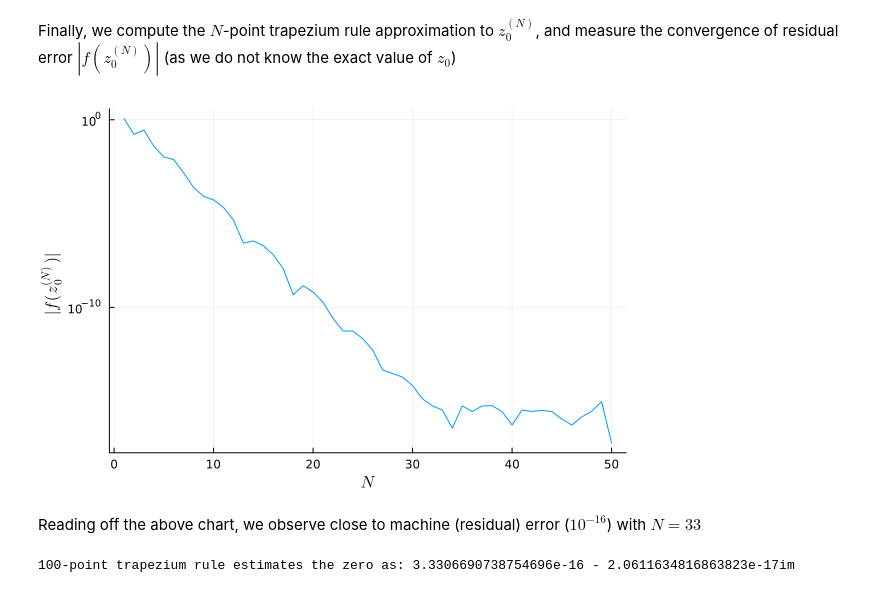
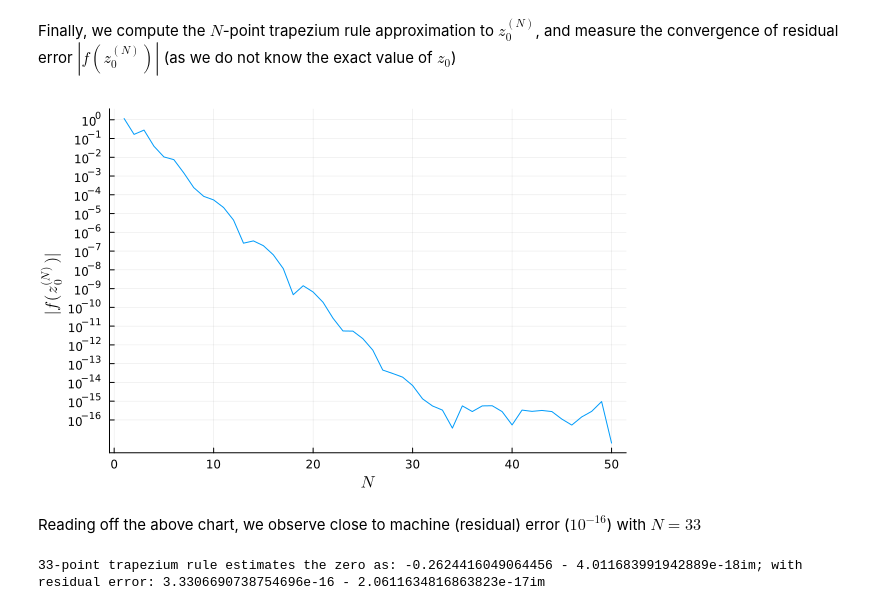
Before and after one commit to AndrewGibbs/AppliedComplexAnalysis, a Jupyter notebook: code/argument_principle.ipynb, the cells around one changed output. Cells and saved outputs as stored; diff of their text form; code cells hidden in the pictures.

```diff
--- a/code/argument_principle.ipynb
+++ b/code/argument_principle.ipynb
@@ -116,23 +116,24 @@ Finally, we compute the $N$-point trapezium rule approximation to $z_0^{(N)}$, a
 # %%
 # resulting integrand of argument principle
 G(θ) = (1/(2π*im)) * df_dz(z(r,θ,z₀))/f(z(r,θ,z₀)) * dz_dθ(r,θ) * z(r,θ,z₀)
 
 # evaluate using trapezium rule
 N_range = 1:50
 zero_ests = zeros(ComplexF64, length(N_range))
 for N ∈ N_range
     zero_ests[N] = trap(G, N, periodic=true)
 end
 plot(N_range, abs.(f.(zero_ests)),
     xlabel=L"N",
     ylabel=L"|f(z^{(N)}_0)|",
     yaxis=:log,
+    yticks=:10.0.^(-16:1:0),
     labels="")
 # %% [output]
-[figure, old version]
+[figure, new version]
 # %% [markdown]
 Reading off the above chart, we observe close to machine (residual) error ($10^{-16}$) with $N=33$
 # %%
-println("100-point trapezium rule estimates the zero as: ", f(trap(G, 33)))
+println("33-point trapezium rule estimates the zero as: ", trap(G, 33), "; with residual error: ", f(trap(G, 33)))
 # %% [output]
-100-point trapezium rule estimates the zero as: 3.3306690738754696e-16 - 2.0611634816863823e-17im
+33-point trapezium rule estimates the zero as: -0.2624416049064456 - 4.011683991942889e-18im; with residual error: 3.3306690738754696e-16 - 2.0611634816863823e-17im
```
Also changed, not shown: parts of 3 cells of this notebook, 3 other files.
